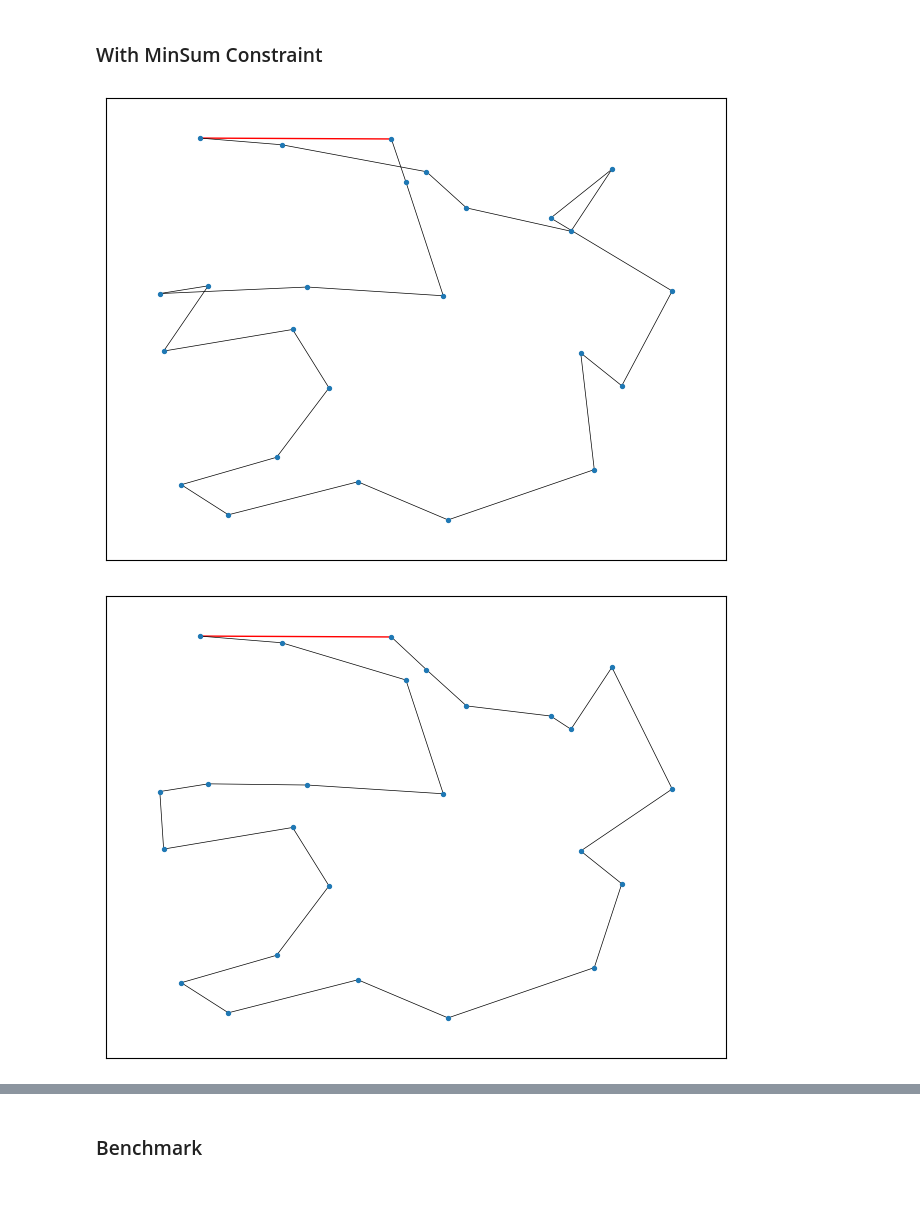
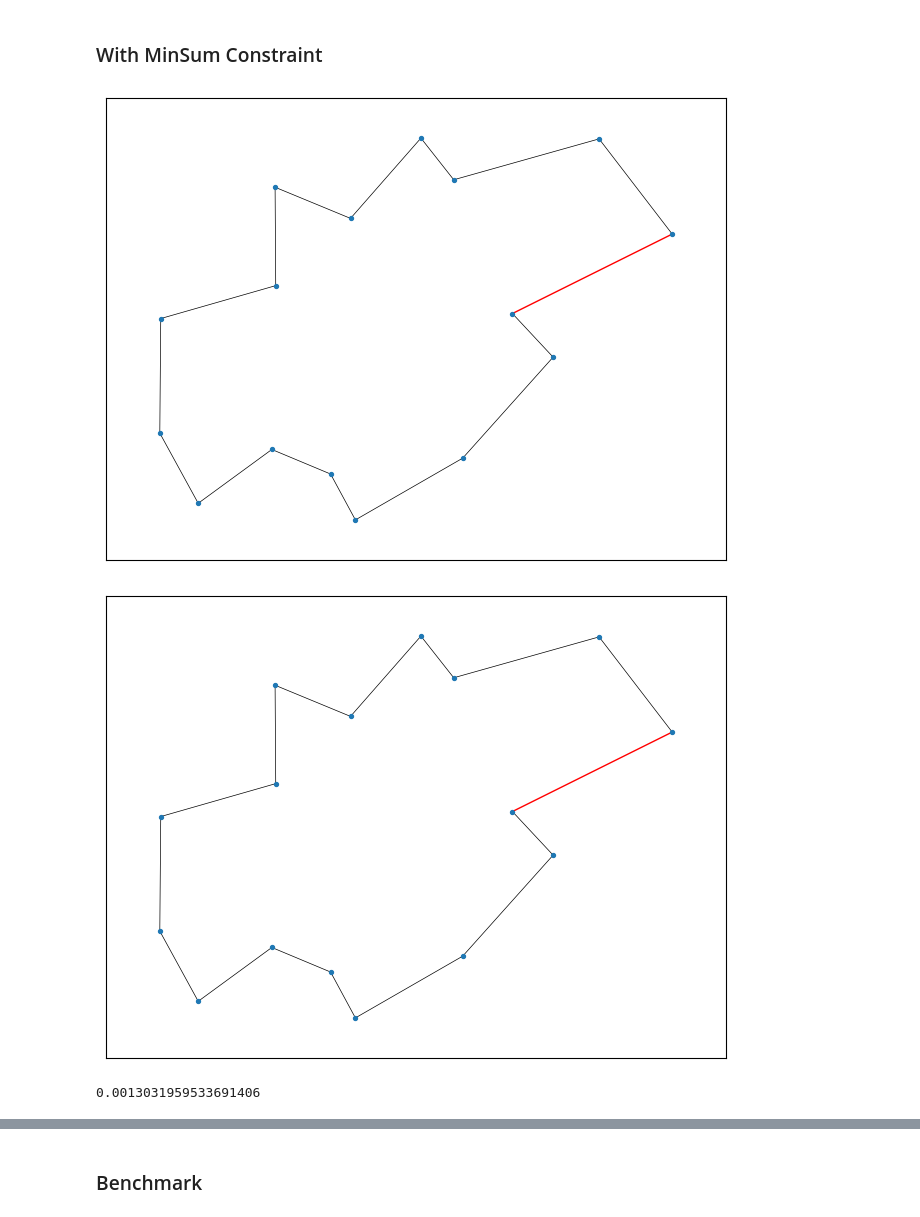
Before and after one commit to uwu-octane/alg_lab, a Jupyter notebook: 04_mip/mip.ipynb, the cells around one changed output, grey strips where cells are left out. Cells and saved outputs as stored; diff of their text form; code cells hidden in the pictures.

```diff
--- a/04_mip/mip.ipynb
+++ b/04_mip/mip.ipynb
@@ -14,5 +11,5 @@ The autoreload extension is already loaded. To reload it, use:
 # %%
-points = util.import_instance("25.json")
+points = util.import_instance("16.json")
 # %% [markdown]
 ### Greedy
 # %%
@@ -36,10 +53,13 @@ draw_edges(sol)
 # %%
 with suppress_stdout():
     min_tour_sol, bottleneck_time, min_tour_time = BTSPSolverIP(points, util.all_edges_sorted(points)).solve(min_tour = True)
 draw_edges(min_tour_sol)
+sum(util.squared_distance(*e) for e in min_tour_sol)
+print(min_tour_time)
 # %% [output]
-[figure, old version]
+[figure, new version]
-[figure, old version]
+[figure, new version]
+0.0013031959533691406
 # %%
 sol = BTSPSolverCP(list(points)).solve()
 draw_edges(sol)
```
Also changed, not shown: parts of 4 cells of this notebook, 3 other files.
